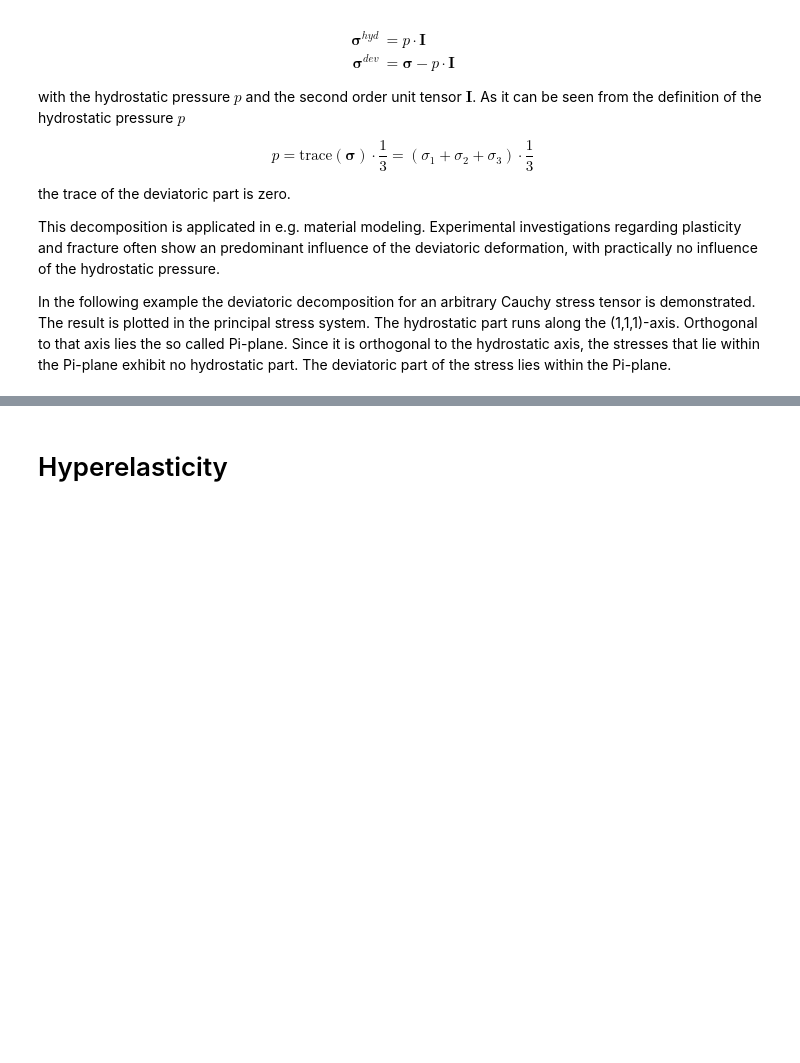
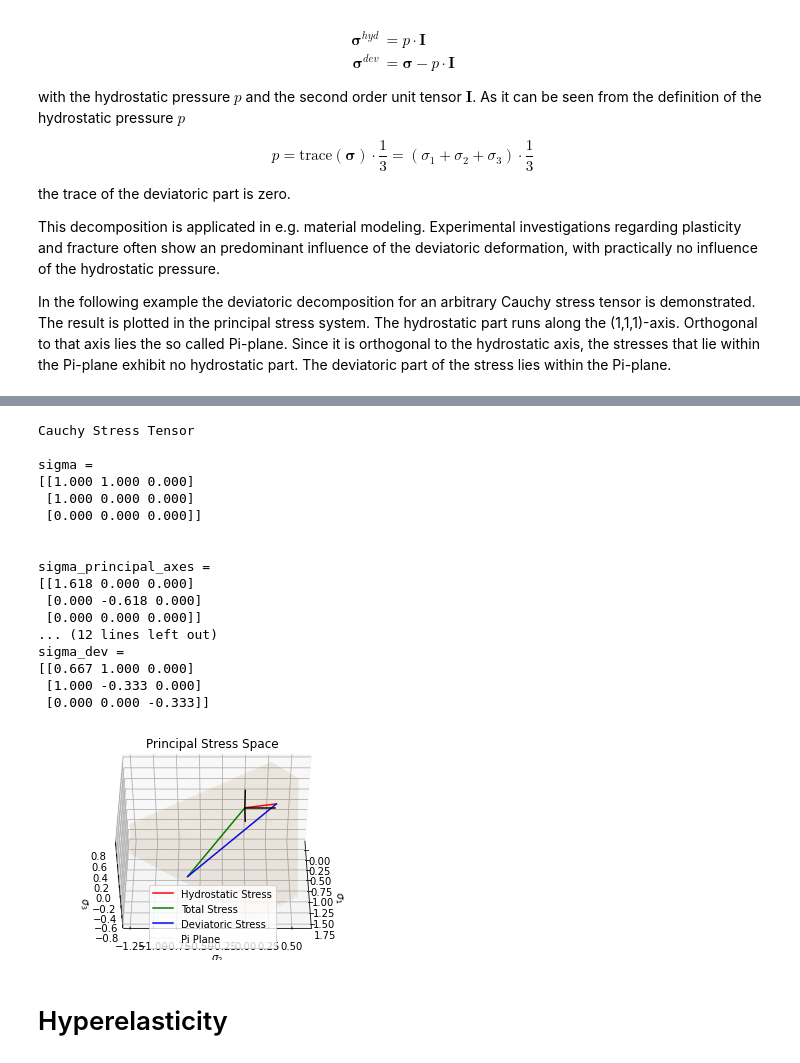
Before and after one commit to CPShub/LectureMultiscaleMethods, a Jupyter notebook: 03_kinetics.ipynb, the cells around one changed output, grey strips where cells are left out. Saved outputs shown, nothing was run; the diff lists cells and outputs as text; code cells hidden in the pictures; blank space fills up the shorter version.

```diff
--- a/03_kinetics.ipynb
+++ b/03_kinetics.ipynb
@@ -195,3 +176,24 @@ sigma_dev =
+# %%
+dev_hyd_stress()
+# %% [output]
+Cauchy Stress Tensor
+
+sigma =
+[[1.000 1.000 0.000]
+ [1.000 0.000 0.000]
+ [0.000 0.000 0.000]]
+
+
+sigma_principal_axes =
+[[1.618 0.000 0.000]
+ [0.000 -0.618 0.000]
+ [0.000 0.000 0.000]]
+... (12 lines left out)
+sigma_dev =
+[[0.667 1.000 0.000]
+ [1.000 -0.333 0.000]
+ [0.000 0.000 -0.333]]
+[figure, added]
 # %% [markdown]
 # Hyperelasticity
 # %% [markdown]
```
Also changed, not shown: parts of 27 cells of this notebook, 14 other files.
